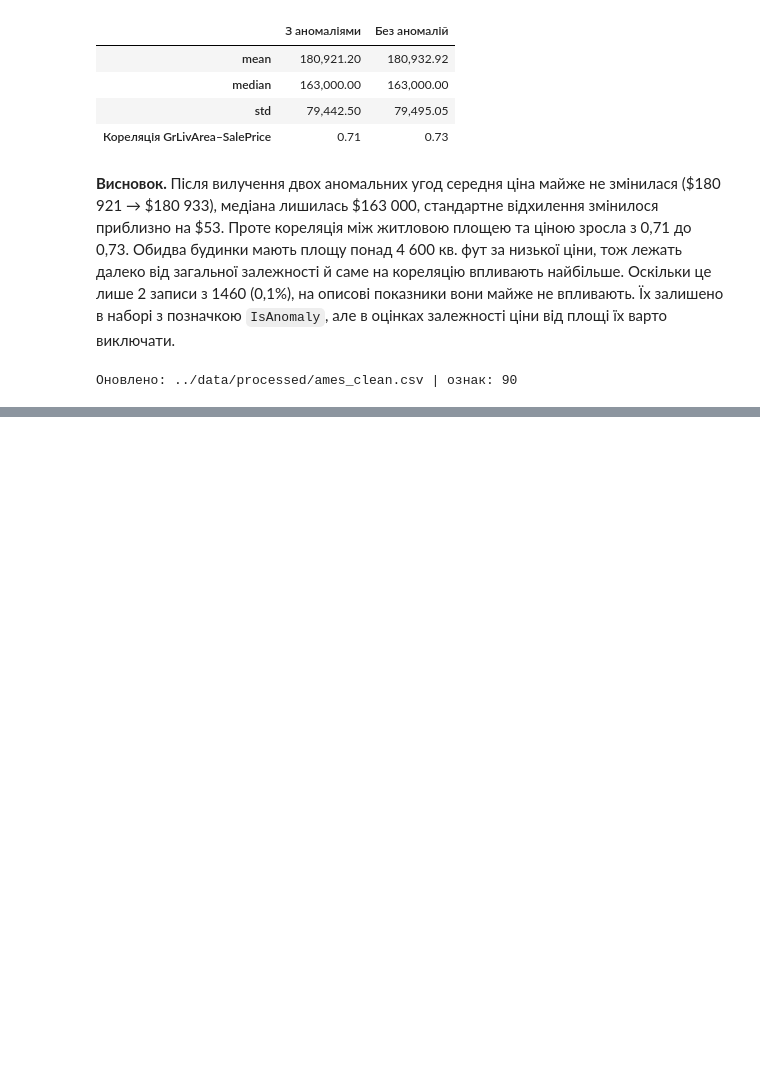
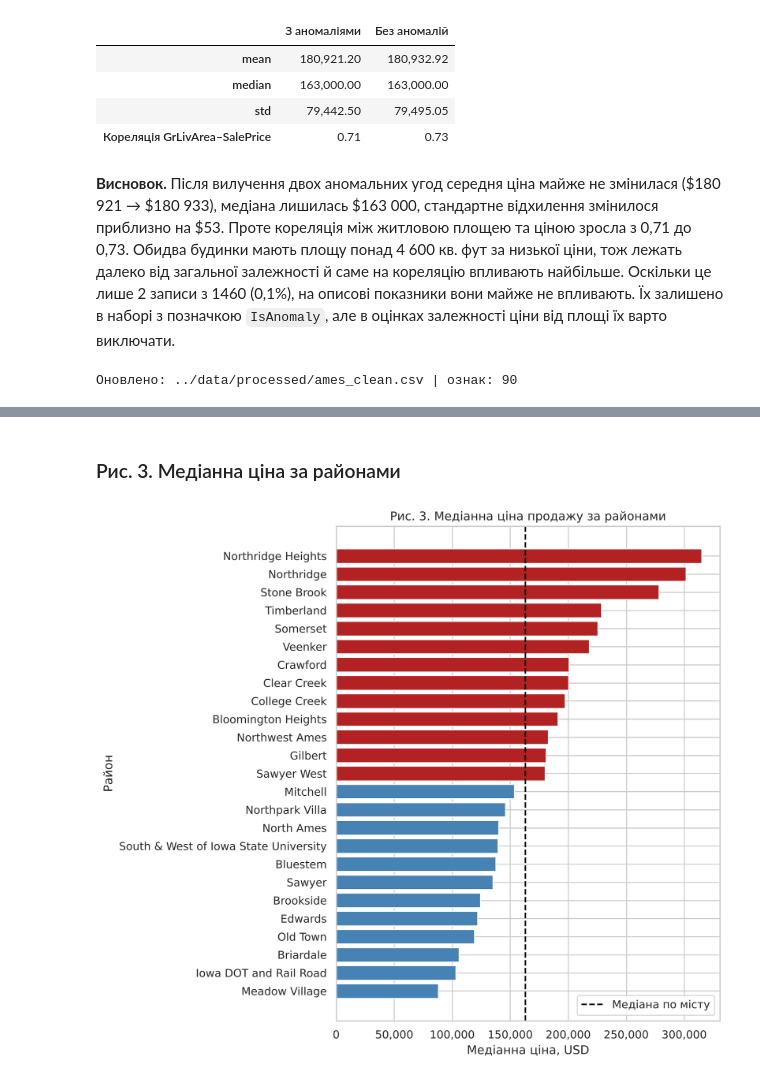
Before and after one commit to Denis8870/ames-housing-analysis, a Jupyter notebook: notebooks/analysis.ipynb, the cells around one changed output, grey strips where cells are left out. Cells and saved outputs as stored; diff of their text form; code cells hidden in the pictures; blank space fills up the shorter version.

```diff
--- a/notebooks/analysis.ipynb
+++ b/notebooks/analysis.ipynb
@@ -513,0 +718,18 @@ print("Оновлено:", PROCESSED_PATH, "| ознак:", df.shape[1])
+# %% [markdown]
+### Рис. 3. Медіанна ціна за районами
+# %%
+nb_med = merged.groupby("NeighborhoodName")["SalePrice"].median().sort_values()
+fig, ax = plt.subplots(figsize=(9, 8))
+colors = ["firebrick" if v > merged["SalePrice"].median() else "steelblue" for v in nb_med]
+ax.barh(nb_med.index, nb_med.values, color=colors)
+ax.axvline(merged["SalePrice"].median(), color="black", linestyle="--", label="Медіана по місту")
+ax.set_title("Рис. 3. Медіанна ціна продажу за районами")
+ax.set_xlabel("Медіанна ціна, USD")
+ax.set_ylabel("Район")
+ax.xaxis.set_major_formatter(lambda x, _: f"{x:,.0f}")
+ax.legend(loc="lower right")
+fig.tight_layout()
+fig.savefig(FIG_DIR / "03_median_price_by_neighborhood.png", dpi=150)
+plt.show()
+# %% [output]
+[figure, added]
```
Also changed, not shown: parts of 42 cells of this notebook, 15 other files.
